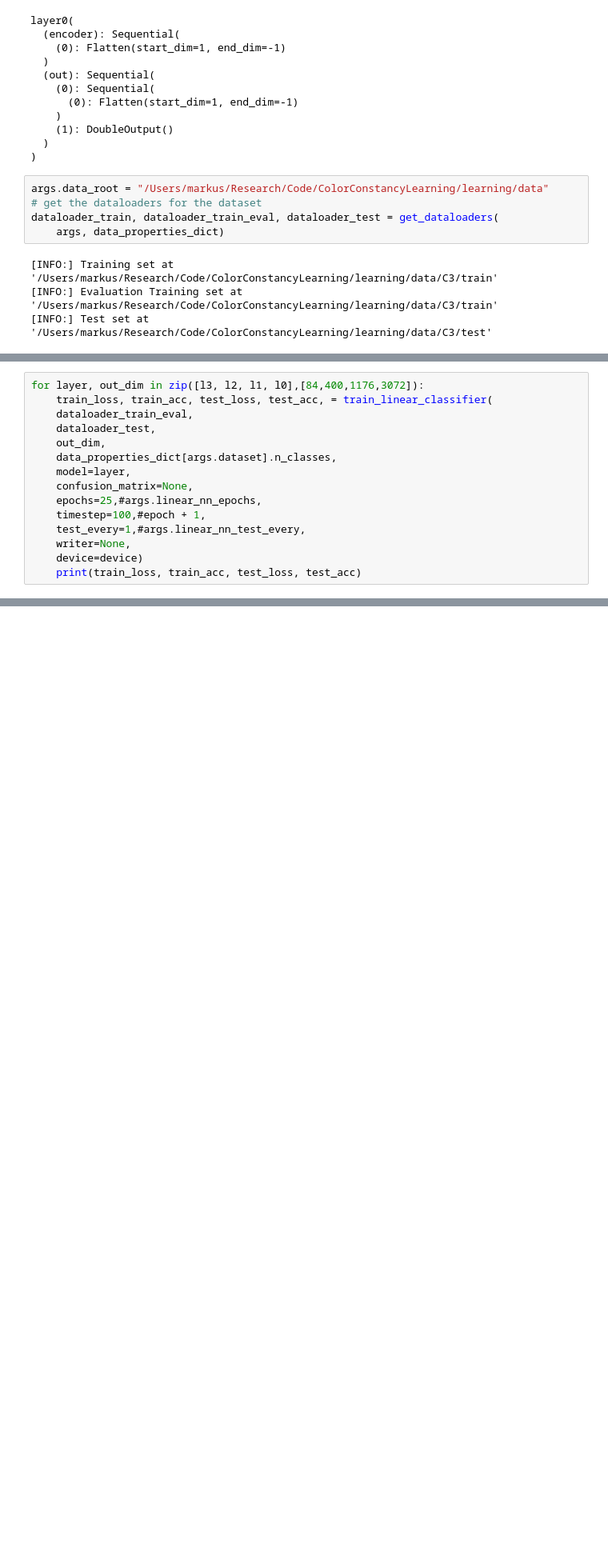
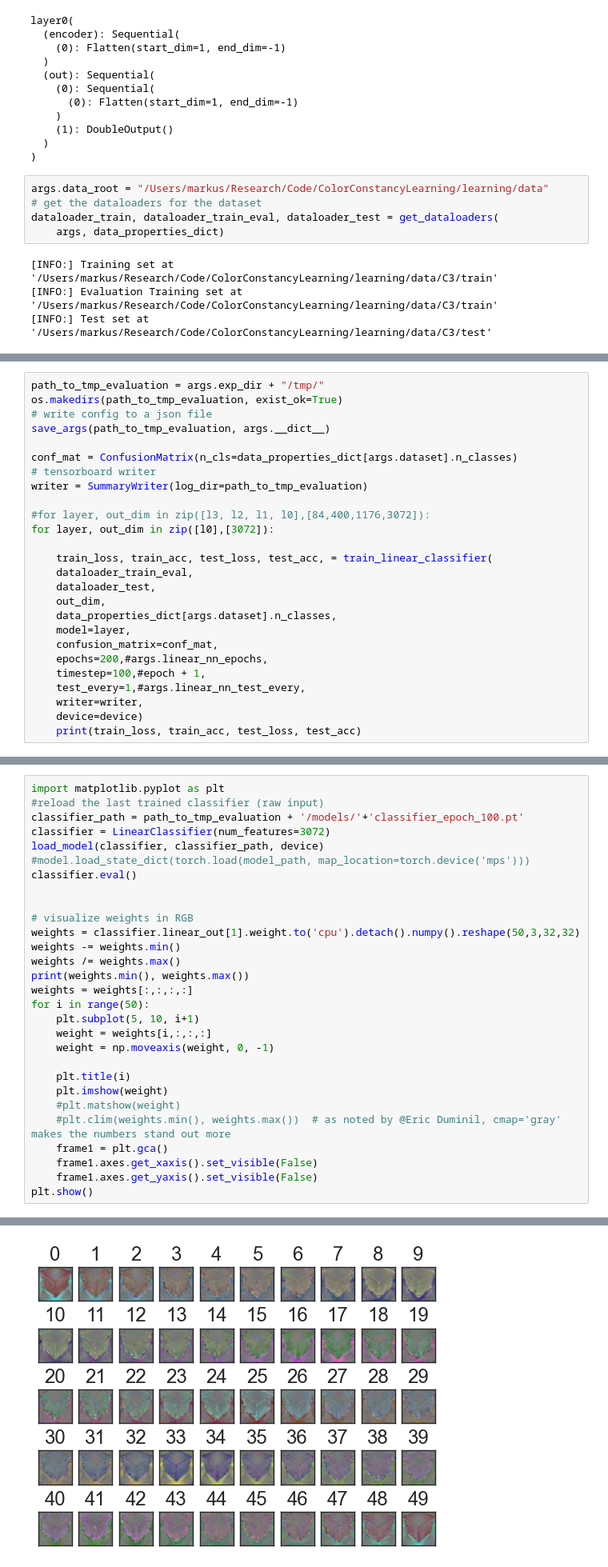
Before and after one commit to mrernst/ColorConstancyLearning, a Jupyter notebook: learning/main/load_and_evaluate.ipynb, the cells around one changed output, grey strips where cells are left out. Shown at 80% size. Drawn from its saved outputs; the diff is of its cells as text; blank space fills up the shorter version.

```diff
--- a/learning/main/load_and_evaluate.ipynb
+++ b/learning/main/load_and_evaluate.ipynb
@@ -209,16 +314,27 @@ tensor(0.7554)
 # %%
-for layer, out_dim in zip([l3, l2, l1, l0],[84,400,1176,3072]):
+path_to_tmp_evaluation = args.exp_dir + "/tmp/"
+os.makedirs(path_to_tmp_evaluation, exist_ok=True)
+# write config to a json file
+save_args(path_to_tmp_evaluation, args.__dict__)
+
+conf_mat = ConfusionMatrix(n_cls=data_properties_dict[args.dataset].n_classes)
+# tensorboard writer
+writer = SummaryWriter(log_dir=path_to_tmp_evaluation)
+
+#for layer, out_dim in zip([l3, l2, l1, l0],[84,400,1176,3072]):
+for layer, out_dim in zip([l0],[3072]):
+
     train_loss, train_acc, test_loss, test_acc, = train_linear_classifier(
     dataloader_train_eval,
     dataloader_test,
     out_dim,
     data_properties_dict[args.dataset].n_classes,
     model=layer,
-    confusion_matrix=None,
-    epochs=25,#args.linear_nn_epochs,
+    confusion_matrix=conf_mat,
+    epochs=200,#args.linear_nn_epochs,
     timestep=100,#epoch + 1,
     test_every=1,#args.linear_nn_test_every,
-    writer=None,
+    writer=writer,
     device=device)
     print(train_loss, train_acc, test_loss, test_acc)
 # %% [output]
@@ -235,0 +343,30 @@ for layer, out_dim in zip([l3, l2, l1, l0],[84,400,1176,3072]):
+# %%
+import matplotlib.pyplot as plt
+#reload the last trained classifier (raw input)
+classifier_path = path_to_tmp_evaluation + '/models/'+'classifier_epoch_100.pt'
+classifier = LinearClassifier(num_features=3072)
+load_model(classifier, classifier_path, device)
+#model.load_state_dict(torch.load(model_path, map_location=torch.device('mps')))
+classifier.eval()
+
+
+# visualize weights in RGB
+weights = classifier.linear_out[1].weight.to('cpu').detach().numpy().reshape(50,3,32,32)
+weights -= weights.min()
+weights /= weights.max()
+print(weights.min(), weights.max())
+weights = weights[:,:,:,:]
+for i in range(50):
+    plt.subplot(5, 10, i+1)
+    weight = weights[i,:,:,:]
+    weight = np.moveaxis(weight, 0, -1)
+
+    plt.title(i)
+    plt.imshow(weight)
+    #plt.matshow(weight)
+    #plt.clim(weights.min(), weights.max())  # as noted by @Eric Duminil, cmap='gray' makes the numbers stand out more
+    frame1 = plt.gca()
+    frame1.axes.get_xaxis().set_visible(False)
+    frame1.axes.get_yaxis().set_visible(False)
+plt.show()
+# %% [output]
@@ -235,0 +374 @@ for layer, out_dim in zip([l3, l2, l1, l0],[84,400,1176,3072]):
+[figure, added]
```
Also changed, not shown: parts of 6 cells of this notebook, 7 other files.
